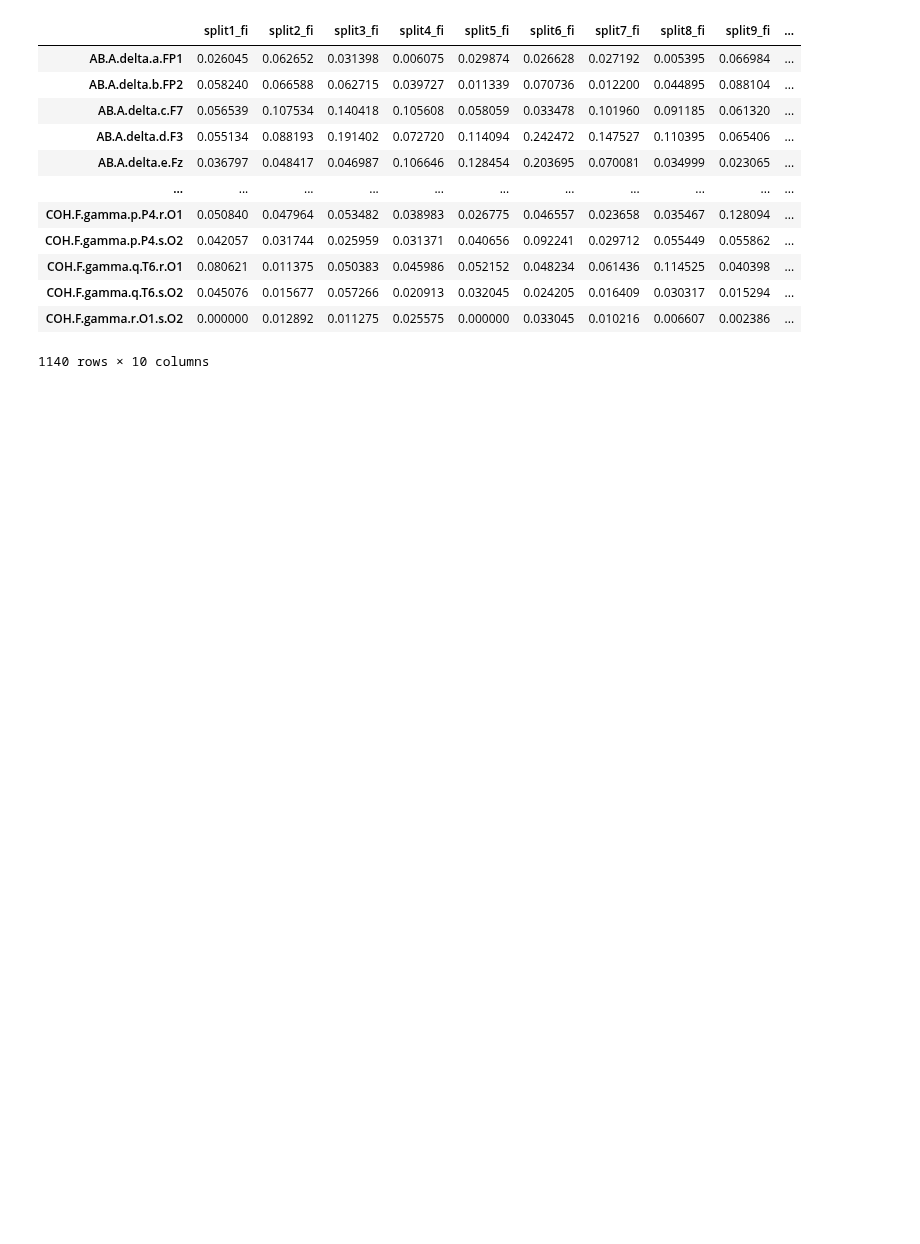
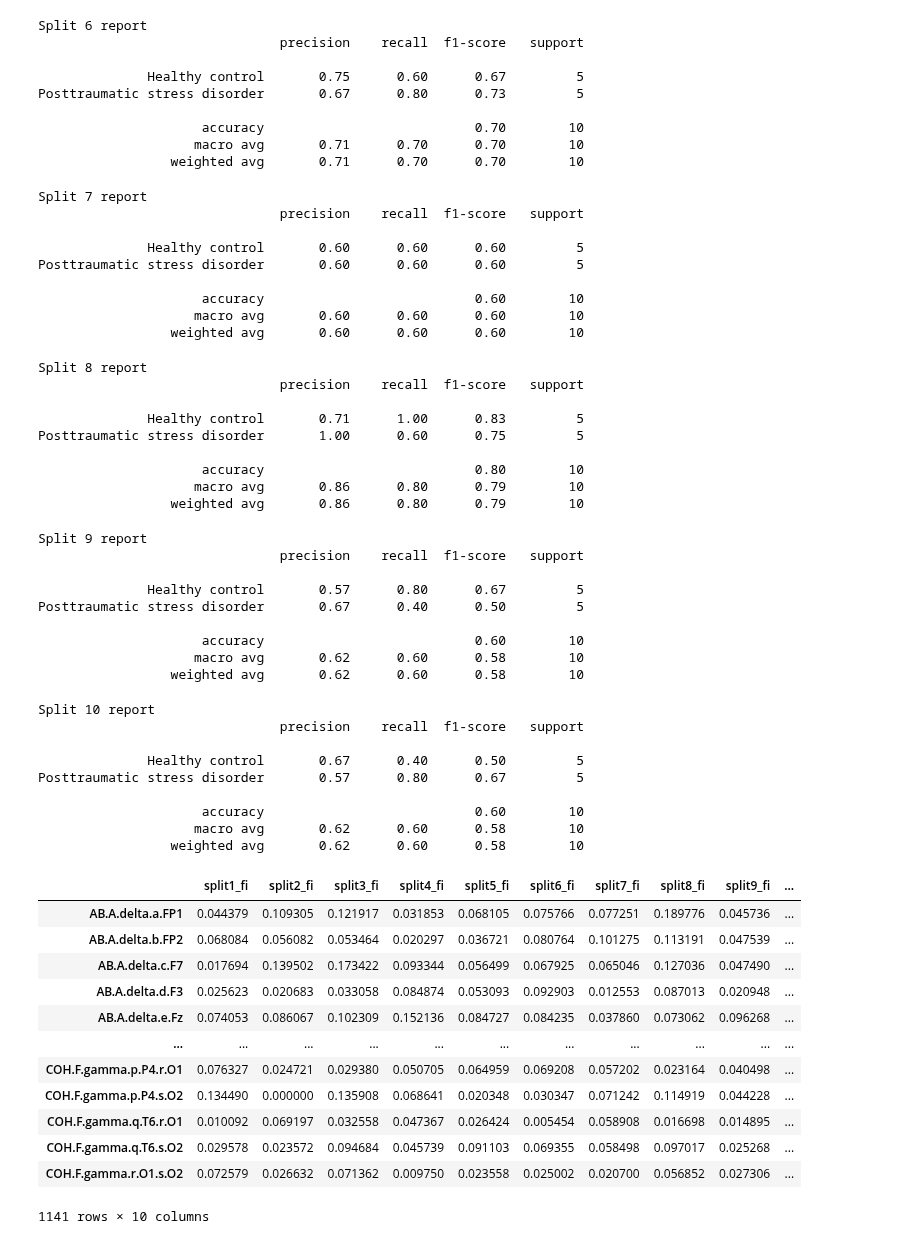
Before and after one commit to twix402/NeuroML, a Jupyter notebook: Codes/feature-importance.ipynb, the cells around one changed output. Cells and saved outputs as stored; diff of their text form; code cells hidden in the pictures; blank space fills up the shorter version.

```diff
--- a/Codes/feature-importance.ipynb
+++ b/Codes/feature-importance.ipynb
@@ -55,0 +23,3 @@ X[logtrans_cols] = X[logtrans_cols].apply(pd.to_numeric, errors='coerce')
+# %%
+data = pd.read_csv('../Datasets/PTSD_data.csv')
+data.drop(columns=['Unnamed: 0'], inplace=True)
@@ -62,7 +48,7 @@ def cache_mkdir(cache, directory, root_dir='.'):
         os.makedirs(path)
     return path
 
-def read_cache(cache, path, silent=False)m:
+def read_cache(cache, path, silent=False):
     """Read from cache file"""
     result = None
     if cache and os.path.exists(path):
@@ -162,21 +148,21 @@ def top_n(table, n=15, col='importance_sum', survival_thres=0.7, abs_based=True)
         col = 'abs_col'
     result = table[table['survived_mean'] >= survival_thres].sort_values(col, ascending=False).iloc[:n]
     return result
+# %%
+X=data.drop('specific.disorder', axis=1)
+y=data['specific.disorder']
 # %%
 CatBoost=CatBoostClassifier(random_seed=77, logging_level='Silent')
 cache=True
 cache_dir='cv_fi'
 exclude=['sex', 'age', 'education', 'IQ']
 
-X = pd.DataFrame(X)
-Y = pd.Series(target)
-
 cache_mkdir(cache, cache_dir)
 cache_file = os.path.join(cache_dir, 'result')
 
 fi = read_cache(cache, cache_file)
 if fi is None:
-    fi = cv_fi(X,Y,CatBoost)
+    fi = cv_fi(X,y,CatBoost)
     write_cache(cache, fi, cache_file)
 fi = fi[~fi.index.isin(exclude)]
 result=fi
@@ -203,16 +217,61 @@ weighted avg       0.92      0.90      0.90        10
+Split 6 report
+                               precision    recall  f1-score   support
+
+              Healthy control       0.75      0.60      0.67         5
+Posttraumatic stress disorder       0.67      0.80      0.73         5
+
+                     accuracy                           0.70        10
+                    macro avg       0.71      0.70      0.70        10
+                 weighted avg       0.71      0.70      0.70        10
+Split 7 report
+                               precision    recall  f1-score   support
+
+              Healthy control       0.60      0.60      0.60         5
+Posttraumatic stress disorder       0.60      0.60      0.60         5
+
+                     accuracy                           0.60        10
+                    macro avg       0.60      0.60      0.60        10
+                 weighted avg       0.60      0.60      0.60        10
+Split 8 report
+                               precision    recall  f1-score   support
+
+              Healthy control       0.71      1.00      0.83         5
+Posttraumatic stress disorder       1.00      0.60      0.75         5
+
+                     accuracy                           0.80        10
+                    macro avg       0.86      0.80      0.79        10
+                 weighted avg       0.86      0.80      0.79        10
+Split 9 report
+                               precision    recall  f1-score   support
+
+              Healthy control       0.57      0.80      0.67         5
+Posttraumatic stress disorder       0.67      0.40      0.50         5
+
+                     accuracy                           0.60        10
+                    macro avg       0.62      0.60      0.58        10
+                 weighted avg       0.62      0.60      0.58        10
+Split 10 report
+                               precision    recall  f1-score   support
+
+              Healthy control       0.67      0.40      0.50         5
+Posttraumatic stress disorder       0.57      0.80      0.67         5
+
+                     accuracy                           0.60        10
+                    macro avg       0.62      0.60      0.58        10
+                 weighted avg       0.62      0.60      0.58        10
 |  | split1_fi | split2_fi | split3_fi | split4_fi | split5_fi | split6_fi | split7_fi | split8_fi | split9_fi | ... |
-| AB.A.delta.a.FP1 | 0.026045 | 0.062652 | 0.031398 | 0.006075 | 0.029874 | 0.026628 | 0.027192 | 0.005395 | 0.066984 | ... |
-| AB.A.delta.b.FP2 | 0.058240 | 0.066588 | 0.062715 | 0.039727 | 0.011339 | 0.070736 | 0.012200 | 0.044895 | 0.088104 | ... |
-| AB.A.delta.c.F7 | 0.056539 | 0.107534 | 0.140418 | 0.105608 | 0.058059 | 0.033478 | 0.101960 | 0.091185 | 0.061320 | ... |
-| AB.A.delta.d.F3 | 0.055134 | 0.088193 | 0.191402 | 0.072720 | 0.114094 | 0.242472 | 0.147527 | 0.110395 | 0.065406 | ... |
-| AB.A.delta.e.Fz | 0.036797 | 0.048417 | 0.046987 | 0.106646 | 0.128454 | 0.203695 | 0.070081 | 0.034999 | 0.023065 | ... |
+| AB.A.delta.a.FP1 | 0.044379 | 0.109305 | 0.121917 | 0.031853 | 0.068105 | 0.075766 | 0.077251 | 0.189776 | 0.045736 | ... |
+| AB.A.delta.b.FP2 | 0.068084 | 0.056082 | 0.053464 | 0.020297 | 0.036721 | 0.080764 | 0.101275 | 0.113191 | 0.047539 | ... |
+| AB.A.delta.c.F7 | 0.017694 | 0.139502 | 0.173422 | 0.093344 | 0.056499 | 0.067925 | 0.065046 | 0.127036 | 0.047490 | ... |
+| AB.A.delta.d.F3 | 0.025623 | 0.020683 | 0.033058 | 0.084874 | 0.053093 | 0.092903 | 0.012553 | 0.087013 | 0.020948 | ... |
+| AB.A.delta.e.Fz | 0.074053 | 0.086067 | 0.102309 | 0.152136 | 0.084727 | 0.084235 | 0.037860 | 0.073062 | 0.096268 | ... |
 | ... | ... | ... | ... | ... | ... | ... | ... | ... | ... | ... |
-| COH.F.gamma.p.P4.r.O1 | 0.050840 | 0.047964 | 0.053482 | 0.038983 | 0.026775 | 0.046557 | 0.023658 | 0.035467 | 0.128094 | ... |
-| COH.F.gamma.p.P4.s.O2 | 0.042057 | 0.031744 | 0.025959 | 0.031371 | 0.040656 | 0.092241 | 0.029712 | 0.055449 | 0.055862 | ... |
-| COH.F.gamma.q.T6.r.O1 | 0.080621 | 0.011375 | 0.050383 | 0.045986 | 0.052152 | 0.048234 | 0.061436 | 0.114525 | 0.040398 | ... |
-| COH.F.gamma.q.T6.s.O2 | 0.045076 | 0.015677 | 0.057266 | 0.020913 | 0.032045 | 0.024205 | 0.016409 | 0.030317 | 0.015294 | ... |
-| COH.F.gamma.r.O1.s.O2 | 0.000000 | 0.012892 | 0.011275 | 0.025575 | 0.000000 | 0.033045 | 0.010216 | 0.006607 | 0.002386 | ... |
+| COH.F.gamma.p.P4.r.O1 | 0.076327 | 0.024721 | 0.029380 | 0.050705 | 0.064959 | 0.069208 | 0.057202 | 0.023164 | 0.040498 | ... |
+| COH.F.gamma.p.P4.s.O2 | 0.134490 | 0.000000 | 0.135908 | 0.068641 | 0.020348 | 0.030347 | 0.071242 | 0.114919 | 0.044228 | ... |
+| COH.F.gamma.q.T6.r.O1 | 0.010092 | 0.069197 | 0.032558 | 0.047367 | 0.026424 | 0.005454 | 0.058908 | 0.016698 | 0.014895 | ... |
+| COH.F.gamma.q.T6.s.O2 | 0.029578 | 0.023572 | 0.094684 | 0.045739 | 0.091103 | 0.069355 | 0.058498 | 0.097017 | 0.025268 | ... |
+| COH.F.gamma.r.O1.s.O2 | 0.072579 | 0.026632 | 0.071362 | 0.009750 | 0.023558 | 0.025002 | 0.020700 | 0.056852 | 0.027306 | ... |
-1140 rows × 10 columns
+1141 rows × 10 columns
 # %%
 df=pd.DataFrame(result)
 df['mean_fi'] = df.mean(axis=1)
```
Also changed, not shown: parts of 10 cells of this notebook, 39 other files.
